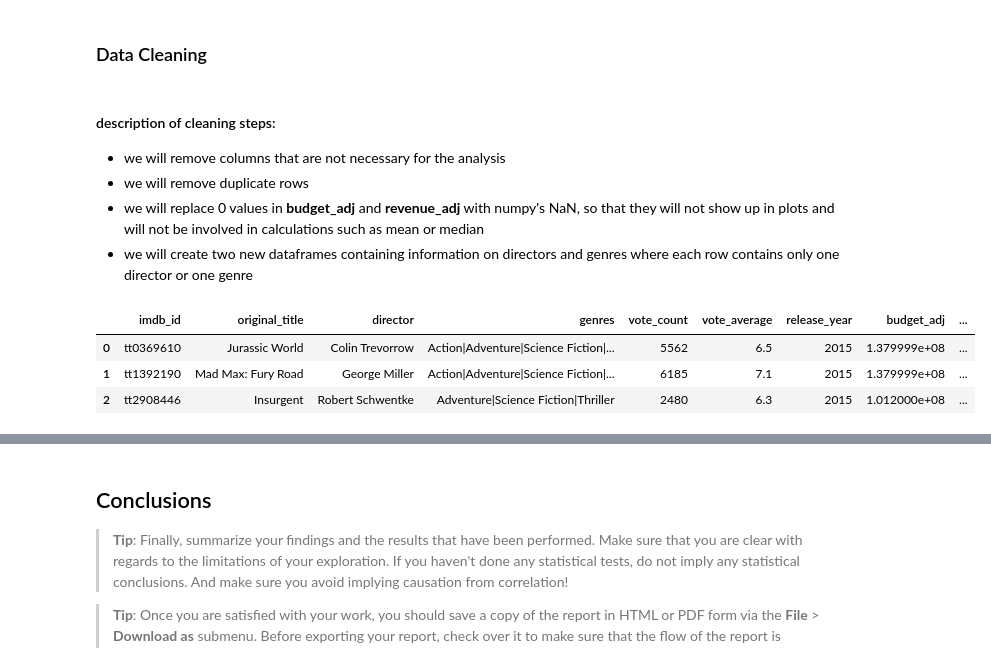
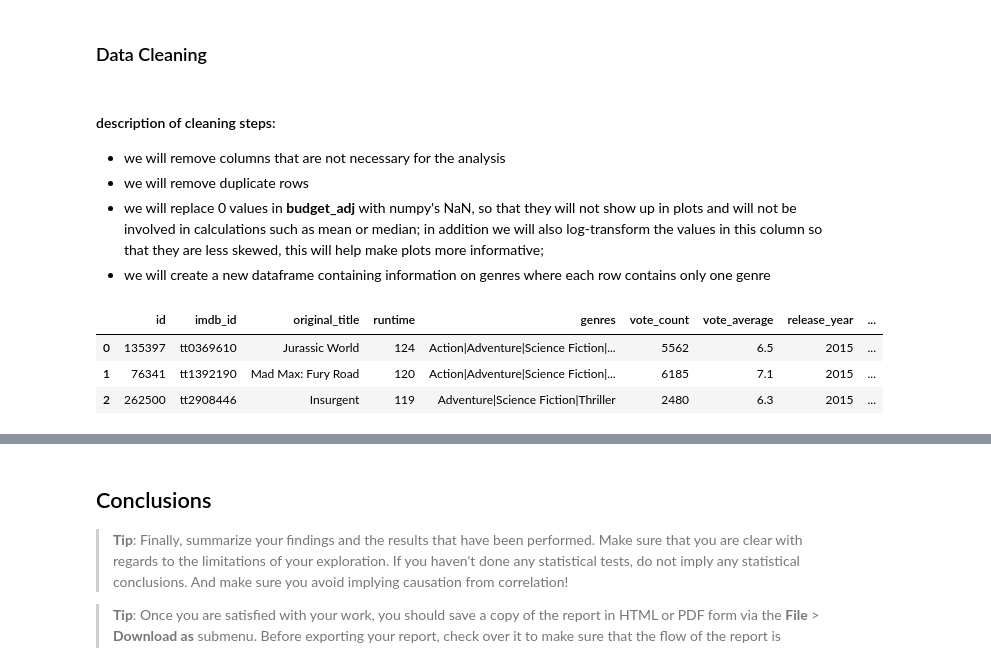
Before and after one commit to schlechu/movies_exploration, a Jupyter notebook: tmdb_exploration.ipynb, the cells around one changed output, grey strips where cells are left out. Cells and saved outputs as stored; diff of their text form; code cells hidden in the pictures.

```diff
--- a/tmdb_exploration.ipynb
+++ b/tmdb_exploration.ipynb
@@ -134,18 +133,18 @@ df.duplicated().sum()
 #### description of cleaning steps:
 - we will remove columns that are not necessary for the analysis
 - we will remove duplicate rows
-- we will replace 0 values in **budget_adj** and **revenue_adj** with numpy's NaN, so that they will not show up in plots and will not be involved in calculations such as mean or median
-- we will create two new dataframes containing information on directors and genres where each row contains only one director or one genre
+- we will replace 0 values in **budget_adj** with numpy's NaN, so that they will not show up in plots and will not be involved in calculations such as mean or median; in addition we will also log-transform the values in this column so that they are less skewed, this will help make plots more informative;
+- we will create a new dataframe containing information on genres where each row contains only one genre
 # %%
 # in the analysis below we will explore the connection between vote average and different movie parameters
 # remove columns that will not be used in our analysis
-df.drop(['id','popularity','budget','revenue','cast','homepage','tagline','keywords','overview','runtime','production_companies','release_date'], axis=1, inplace=True)
+df.drop(['popularity','budget','revenue','director','cast','homepage','tagline','keywords','overview','production_companies','release_date','revenue_adj'], axis=1, inplace=True)
 df.head(3)
 # %% [output]
-|  | imdb_id | original_title | director | genres | vote_count | vote_average | release_year | budget_adj | ... |
-| 0 | tt0369610 | Jurassic World | Colin Trevorrow | Action|Adventure|Science Fiction|... | 5562 | 6.5 | 2015 | 1.379999e+08 | ... |
-| 1 | tt1392190 | Mad Max: Fury Road | George Miller | Action|Adventure|Science Fiction|... | 6185 | 7.1 | 2015 | 1.379999e+08 | ... |
-| 2 | tt2908446 | Insurgent | Robert Schwentke | Adventure|Science Fiction|Thriller | 2480 | 6.3 | 2015 | 1.012000e+08 | ... |
+|  | id | imdb_id | original_title | runtime | genres | vote_count | vote_average | release_year | ... |
+| 0 | 135397 | tt0369610 | Jurassic World | 124 | Action|Adventure|Science Fiction|... | 5562 | 6.5 | 2015 | ... |
+| 1 | 76341 | tt1392190 | Mad Max: Fury Road | 120 | Action|Adventure|Science Fiction|... | 6185 | 7.1 | 2015 | ... |
+| 2 | 262500 | tt2908446 | Insurgent | 119 | Adventure|Science Fiction|Thriller | 2480 | 6.3 | 2015 | ... |
 # %%
 # remove duplicates from the dataset
 df.drop_duplicates(inplace=True)
```
Also changed, not shown: parts of 36 cells of this notebook.
